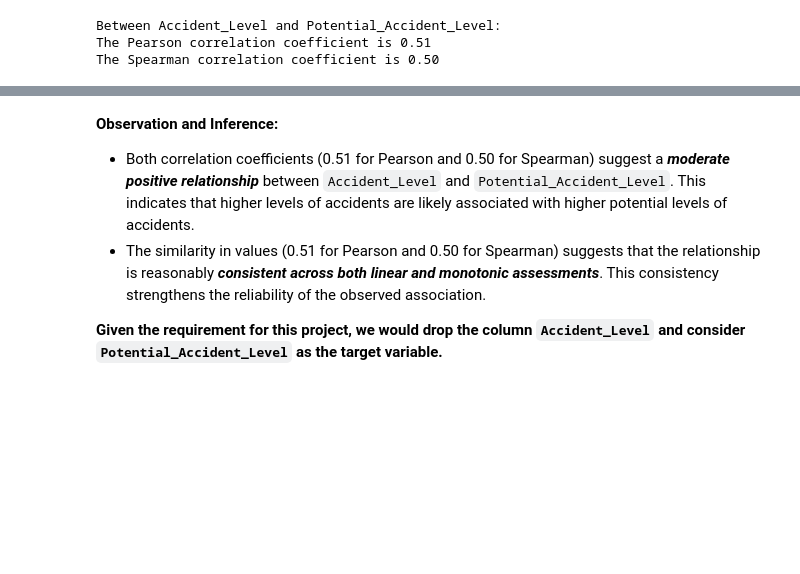
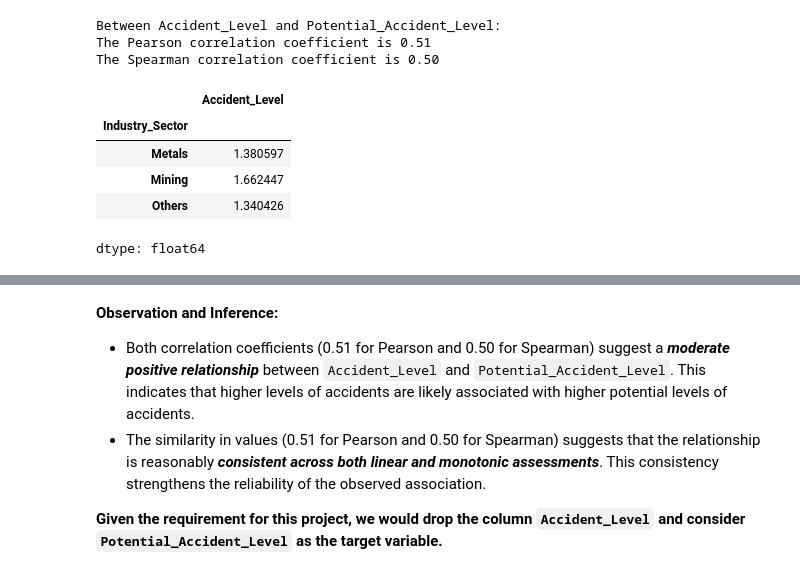
Before and after one commit to MeeruChandra/GL_NLP1_Group2, a Jupyter notebook: GLCapstone_NLP1.ipynb, the cells around one changed output, grey strips where cells are left out. Drawn from its saved outputs; the diff is of its cells as text; code cells hidden in the pictures; blank space fills up the shorter version.

```diff
--- a/GLCapstone_NLP1.ipynb
+++ b/GLCapstone_NLP1.ipynb
@@ -479,3 +567,14 @@ print(f'The Spearman correlation coefficient is {spearman_correlation:.2f}')
 Between Accident_Level and Potential_Accident_Level:
 The Pearson correlation coefficient is 0.51
 The Spearman correlation coefficient is 0.50
+# %%
+# finding the average accident level across industry sectors
+
+df_proc_2.groupby('Industry_Sector')['Accident_Level'].mean()
+# %% [output]
+|  | Accident_Level |
+| Industry_Sector |  |
+| Metals | 1.380597 |
+| Mining | 1.662447 |
+| Others | 1.340426 |
+dtype: float64
```
Also changed, not shown: parts of 14 cells of this notebook.
